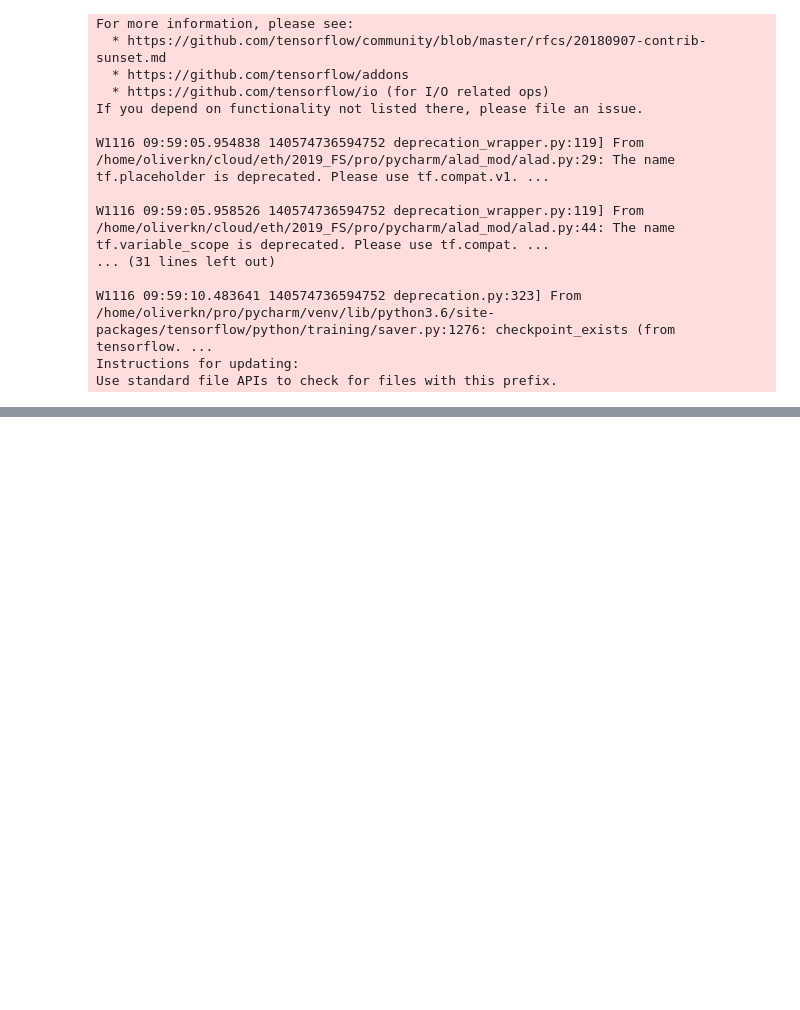
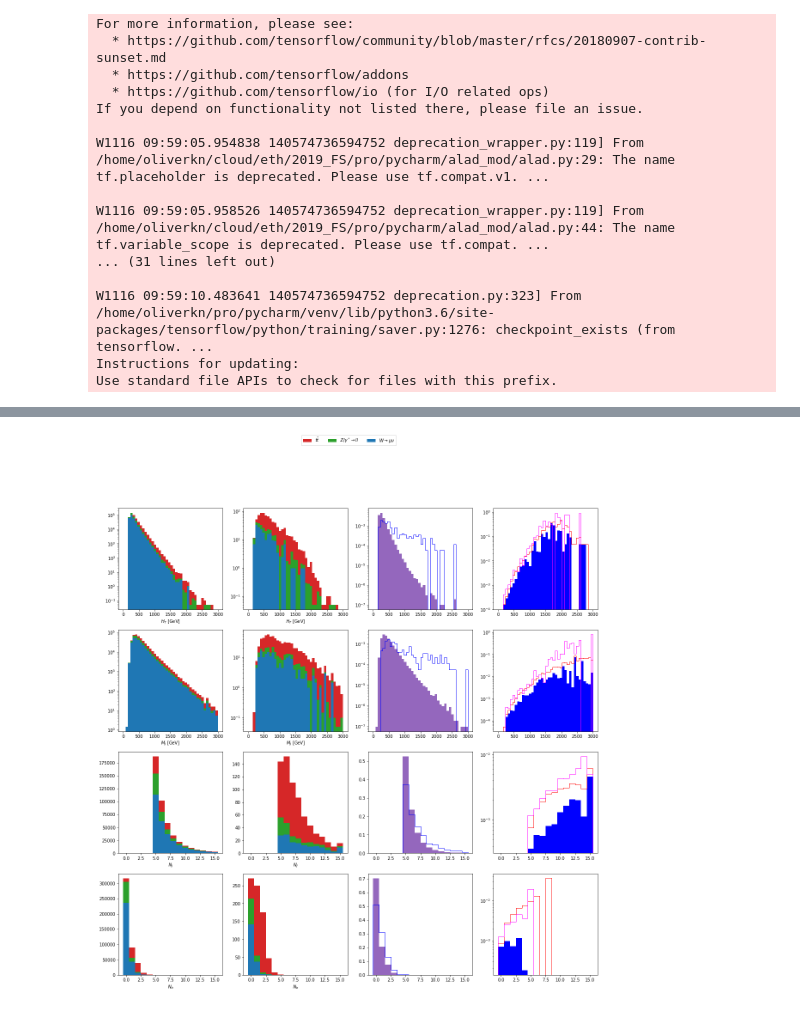
Before and after one commit to oliverkn/alad-for-lhc, a Jupyter notebook: top_rediscovery/plots.ipynb, the cells around one changed output, grey strips where cells are left out. Cells and saved outputs as stored; diff of their text form; code cells hidden in the pictures; blank space fills up the shorter version.

```diff
--- a/top_rediscovery/plots.ipynb
+++ b/top_rediscovery/plots.ipynb
@@ -230,13 +241,16 @@ batch number 27
 # %%
-sum_n = 0
+sum_n_raw = 0
+sum_n_pre = 0
+sum_n_ano = 0
 for key in ['w1jets', 'w2jets', 'w3jets', 'dy1jets', 'dy2jets', 'dy3jets', 'dy4jets', 'ttbar']:
-    n = sets[key]['hist_raw']['HT'].n
-    sum_n += n
+    sum_n_raw += sets[key]['hist_raw']['HT'].n
+    sum_n_pre += sets[key]['hist_pre']['HT'].n
+    sum_n_ano += sets[key]['hist_ano']['HT'].n
 
 for key in ['w1jets', 'w2jets', 'w3jets', 'dy1jets', 'dy2jets', 'dy3jets', 'dy4jets', 'ttbar']:
     n = sets[key]['hist_raw']['HT'].n
-    print('%s: %d (%f)'%(key, n, n/sum_n))
+    print('%s: %d (%f)'%(key, n, n/sum_n_raw))
 
 print('--------------------------------------')
-print('n_tup (mc):   %d' % sum_n)
-print('n_tup (data): %d' % sets['data']['hist_raw']['HT'].n)
+print('n_tup (mc):   %d' % sum_n_raw)
+# print('n_tup (data): %d' % sets['data']['hist_raw']['HT'].n)
@@ -277,3 +346,14 @@ for cut in ['hist_raw', 'hist_pre', 'hist_ano', 'hist_pos']:
     #sum background + signal
     hist_bs = sum_hists([hist_proc_dict[proc] for proc in bs_proc_list])
     hist_proc_dict['bs'] = hist_bs
+# %%
+#print event numbers
+for hist_type in ['hist_raw', 'hist_pre', 'hist_ano','hist_pos']:
+    print('---------------------%s---------------------' % hist_type)
+    n_mc = 0
+    for proc in ['W', 'DY', 'ttbar']:
+        n = hist_cut_proc_dict[hist_type][proc]['HT'].n
+        n_mc += n
+        print('%s/%s total events: %d' %(hist_type, proc, n))
+    print('%s/MC   total events: %d' % (hist_type, n_mc))
+    print('%s/data total events: %d' % (hist_type, hist_cut_proc_dict[hist_type]['data']['HT'].n))
@@ -372,41 +470,43 @@ for row, feature in enumerate(feature_list):
 # fix ppm
 # uncertainty (opt)
 
 # plot ADSE
 for row, feature in enumerate(feature_list):
     ax = ax_arr[row, 3]
     f_setting = hist_settings[feature]
 
     bin_edges = hist_amp_dict['b'][feature].bin_edges
     bin_content = hist_amp_dict['b'][feature].bin_content
     ax.hist(bin_edges[:-1], bin_edges, weights = bin_content, histtype='stepfilled',# density=True,
             label='background', color='blue')
 
     bin_edges = hist_amp_dict['bs'][feature].bin_edges
     bin_content = hist_amp_dict['bs'][feature].bin_content
     ax.hist(bin_edges[:-1], bin_edges, weights = bin_content, histtype='step',# density=True,
             label='W+DY+tt', color='red')
 
+    bin_edges = hist_amp_dict['data'][feature].bin_edges
+    bin_content = hist_amp_dict['data'][feature].bin_content
+    ax.hist(bin_edges[:-1], bin_edges, weights = bin_content, histtype='step',# density=True,
+            label='W+DY+tt', color='magenta')
+
     # bin_edges = hist_amp_dict['data'][feature].bin_edges
+    # bin_centers = (bin_edges[:-1]+bin_edges[1:])/2
     # bin_content = hist_amp_dict['data'][feature].bin_content
-    # ax.hist(bin_edges[:-1], bin_edges, weights = bin_content, histtype='step',# density=True,
-    #         label='W+DY+tt', color='magenta')
-
-    bin_edges = hist_amp_dict['data'][feature].bin_edges
-    bin_centers = (bin_edges[:-1]+bin_edges[1:])/2
-    bin_content = hist_amp_dict['data'][feature].bin_content
-    ax.plot(bin_centers, bin_content, 'bo', label='data')
+    # ax.plot(bin_centers, bin_content, 'bo', label='data')
 
     ax.set_yscale('log')
 
 handles, labels = ax_arr[0,0].get_legend_handles_labels()
 fig.legend(handles, labels, loc = 'upper center', ncol=4)
 # fig.legend(handles, labels, ncol=4, bbox_to_anchor=(0., 1.02, 1., .102), loc='lower left',
 #         mode="expand", borderaxespad=0.)
 
 
-# plt.savefig('figures/adse.pdf')
+plt.savefig('figures/adse.pdf')
 plt.show()
+# %% [output]
+[figure, added]
 # %%
 #plots
 # mc detailed no stack
```
Also changed, not shown: parts of 6 cells of this notebook, 15 other files.
